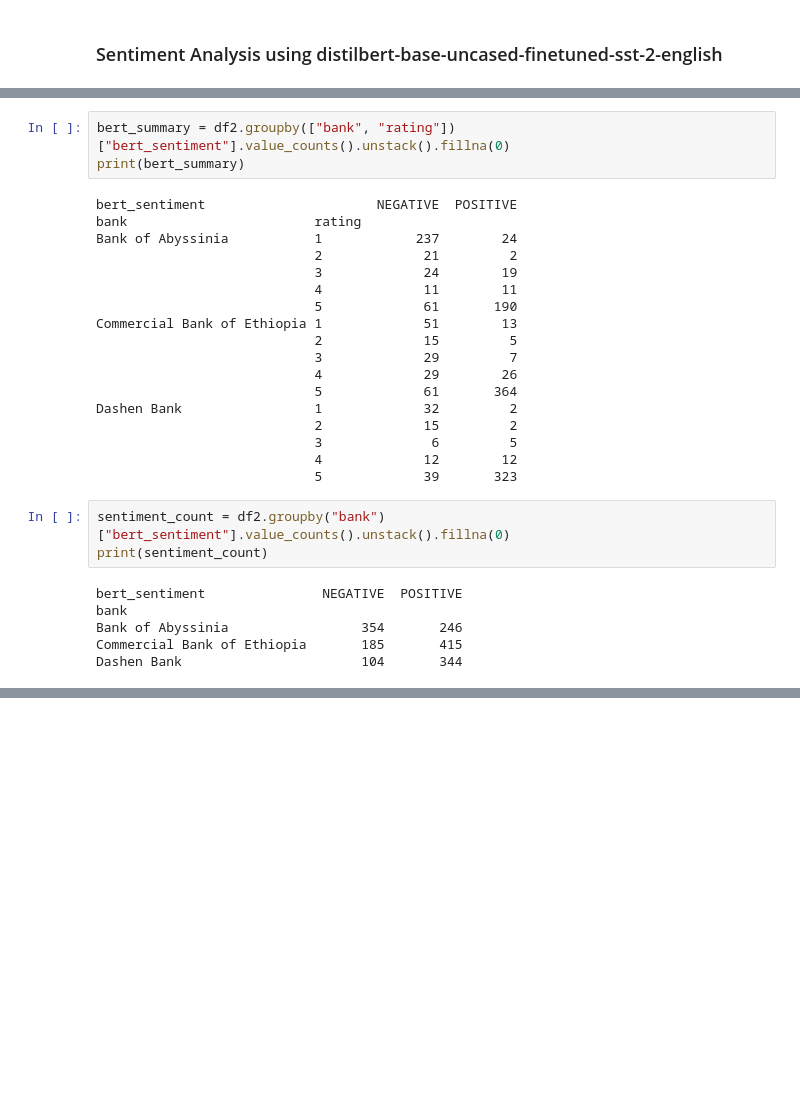
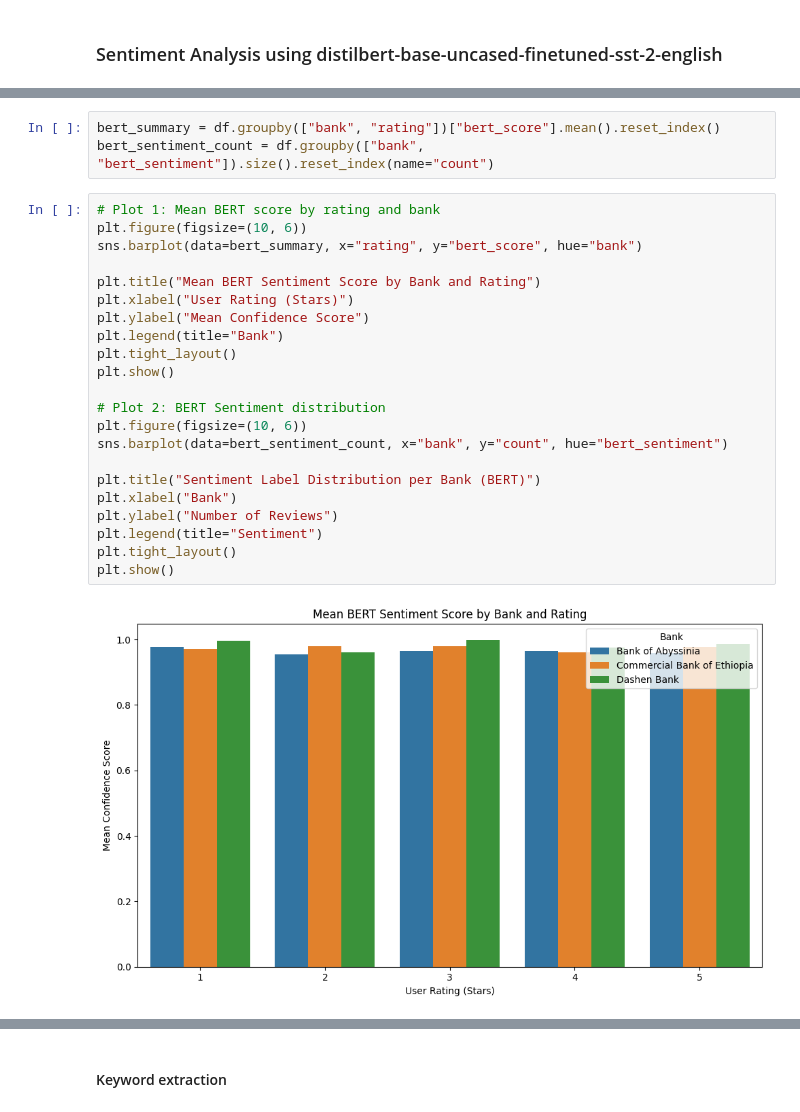
Before and after one commit to Liya-F/customer-experience-analysis, a Jupyter notebook: notebooks/task-2.ipynb, the cells around one changed output, grey strips where cells are left out. Drawn from its saved outputs; the diff is of its cells as text; blank space fills up the shorter version.

Commit message:
feat: keyword extraction and clustering

```diff
--- a/notebooks/task-2.ipynb
+++ b/notebooks/task-2.ipynb
@@ -120,32 +131,29 @@ df2["bert_result"] = df["review"].progress_apply(lambda x: sentiment_pipeline(st
 # %% [output]
 Device set to use cpu
 # %%
-bert_summary = df2.groupby(["bank", "rating"])["bert_sentiment"].value_counts().unstack().fillna(0)
-print(bert_summary)
+bert_summary = df.groupby(["bank", "rating"])["bert_score"].mean().reset_index()
+bert_sentiment_count = df.groupby(["bank", "bert_sentiment"]).size().reset_index(name="count")
-# %% [output]
-bert_sentiment                      NEGATIVE  POSITIVE
-bank                        rating
-Bank of Abyssinia           1            237        24
-                            2             21         2
-                            3             24        19
-                            4             11        11
-                            5             61       190
-Commercial Bank of Ethiopia 1             51        13
-                            2             15         5
-                            3             29         7
-                            4             29        26
-                            5             61       364
-Dashen Bank                 1             32         2
-                            2             15         2
-                            3              6         5
-                            4             12        12
-                            5             39       323
 # %%
-sentiment_count = df2.groupby("bank")["bert_sentiment"].value_counts().unstack().fillna(0)
-print(sentiment_count)
+# Plot 1: Mean BERT score by rating and bank
+plt.figure(figsize=(10, 6))
+sns.barplot(data=bert_summary, x="rating", y="bert_score", hue="bank")
+
+plt.title("Mean BERT Sentiment Score by Bank and Rating")
+plt.xlabel("User Rating (Stars)")
+plt.ylabel("Mean Confidence Score")
+plt.legend(title="Bank")
+plt.tight_layout()
+plt.show()
+
+# Plot 2: BERT Sentiment distribution
+plt.figure(figsize=(10, 6))
+sns.barplot(data=bert_sentiment_count, x="bank", y="count", hue="bert_sentiment")
+
+plt.title("Sentiment Label Distribution per Bank (BERT)")
+plt.xlabel("Bank")
+plt.ylabel("Number of Reviews")
+plt.legend(title="Sentiment")
+plt.tight_layout()
+plt.show()
 # %% [output]
-bert_sentiment               NEGATIVE  POSITIVE
-bank
-Bank of Abyssinia                 354       246
-Commercial Bank of Ethiopia       185       415
-Dashen Bank                       104       344
+[figure, added]
@@ -151,0 +161,2 @@ Dashen Bank                       104       344
+# %% [markdown]
+#### Keyword extraction
```
Also changed, not shown: parts of 13 cells of this notebook.
